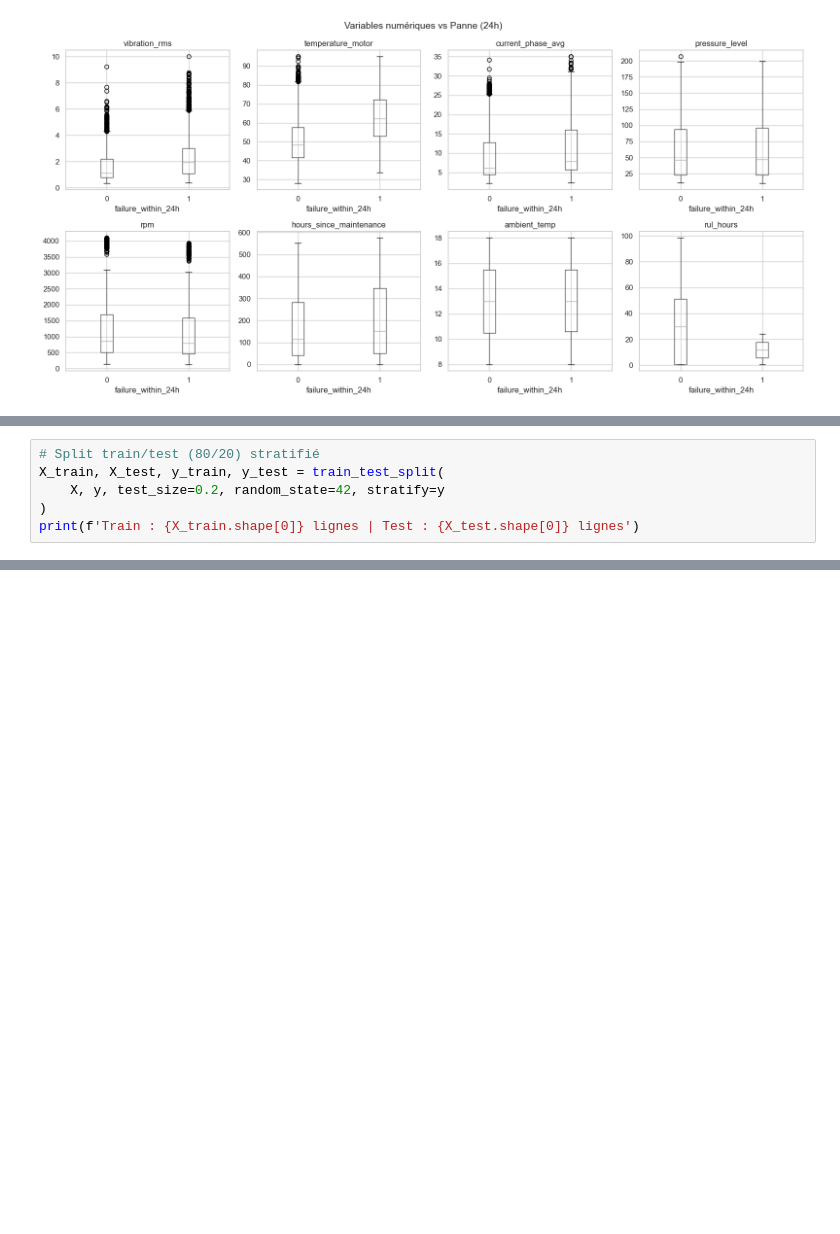
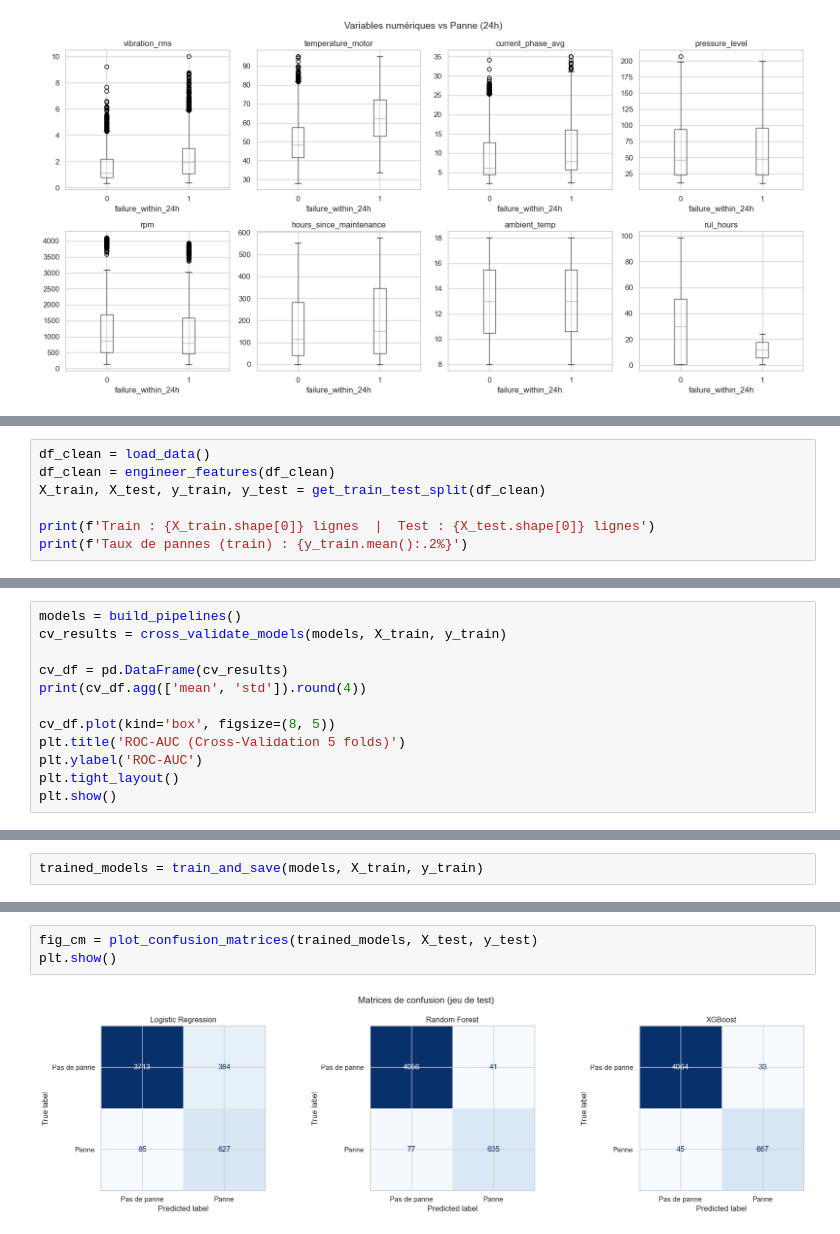
Before and after one commit to Remi-Petit/Data-Science-EFREI, a Jupyter notebook: IA/Sujet_1/notebook/maintenance_ml.ipynb, the cells around one changed output, grey strips where cells are left out. Cells and saved outputs as stored; diff of their text form; blank space fills up the shorter version.

```diff
--- a/IA/Sujet_1/maintenance_ml.ipynb
+++ b/IA/Sujet_1/notebook/maintenance_ml.ipynb
@@ -193,7 +151,8 @@ Taux de pannes : 14.81%
 # %%
-# Split train/test (80/20) stratifié
-X_train, X_test, y_train, y_test = train_test_split(
-    X, y, test_size=0.2, random_state=42, stratify=y
-)
-print(f'Train : {X_train.shape[0]} lignes | Test : {X_test.shape[0]} lignes')
+df_clean = load_data()
+df_clean = engineer_features(df_clean)
+X_train, X_test, y_train, y_test = get_train_test_split(df_clean)
+
+print(f'Train : {X_train.shape[0]} lignes  |  Test : {X_test.shape[0]} lignes')
+print(f'Taux de pannes (train) : {y_train.mean():.2%}')
 # %% [output]
@@ -200,0 +163,12 @@ Train : 19233 lignes | Test : 4809 lignes
+# %%
+models = build_pipelines()
+cv_results = cross_validate_models(models, X_train, y_train)
+
+cv_df = pd.DataFrame(cv_results)
+print(cv_df.agg(['mean', 'std']).round(4))
+
+cv_df.plot(kind='box', figsize=(8, 5))
+plt.title('ROC-AUC (Cross-Validation 5 folds)')
+plt.ylabel('ROC-AUC')
+plt.tight_layout()
+plt.show()
@@ -200,0 +182,2 @@ Train : 19233 lignes | Test : 4809 lignes
+# %%
+trained_models = train_and_save(models, X_train, y_train)
@@ -200,0 +197,5 @@ Train : 19233 lignes | Test : 4809 lignes
+# %%
+fig_cm = plot_confusion_matrices(trained_models, X_test, y_test)
+plt.show()
+# %% [output]
+[figure, added]
```
Also changed, not shown: parts of 30 cells of this notebook, 15 other files.
